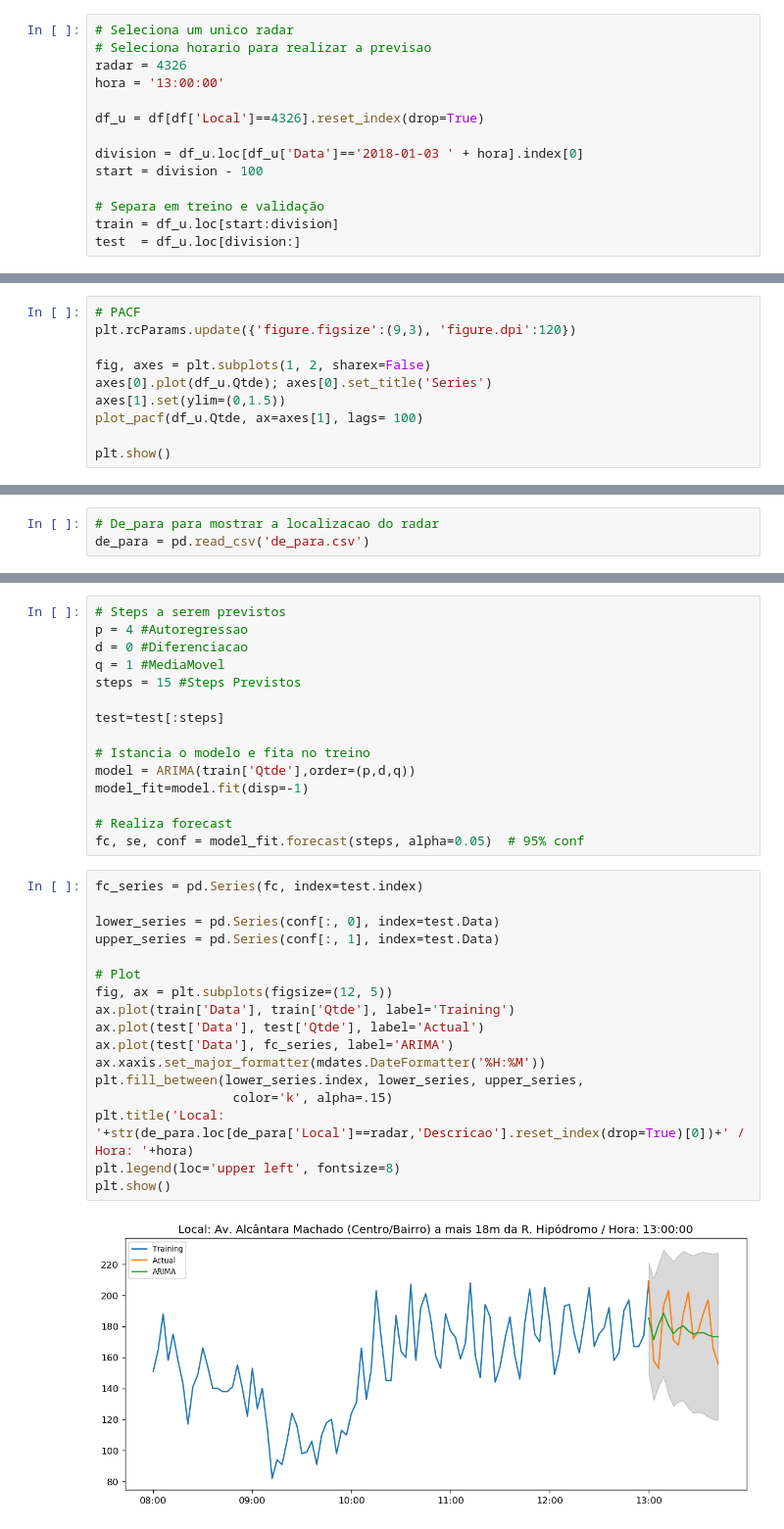
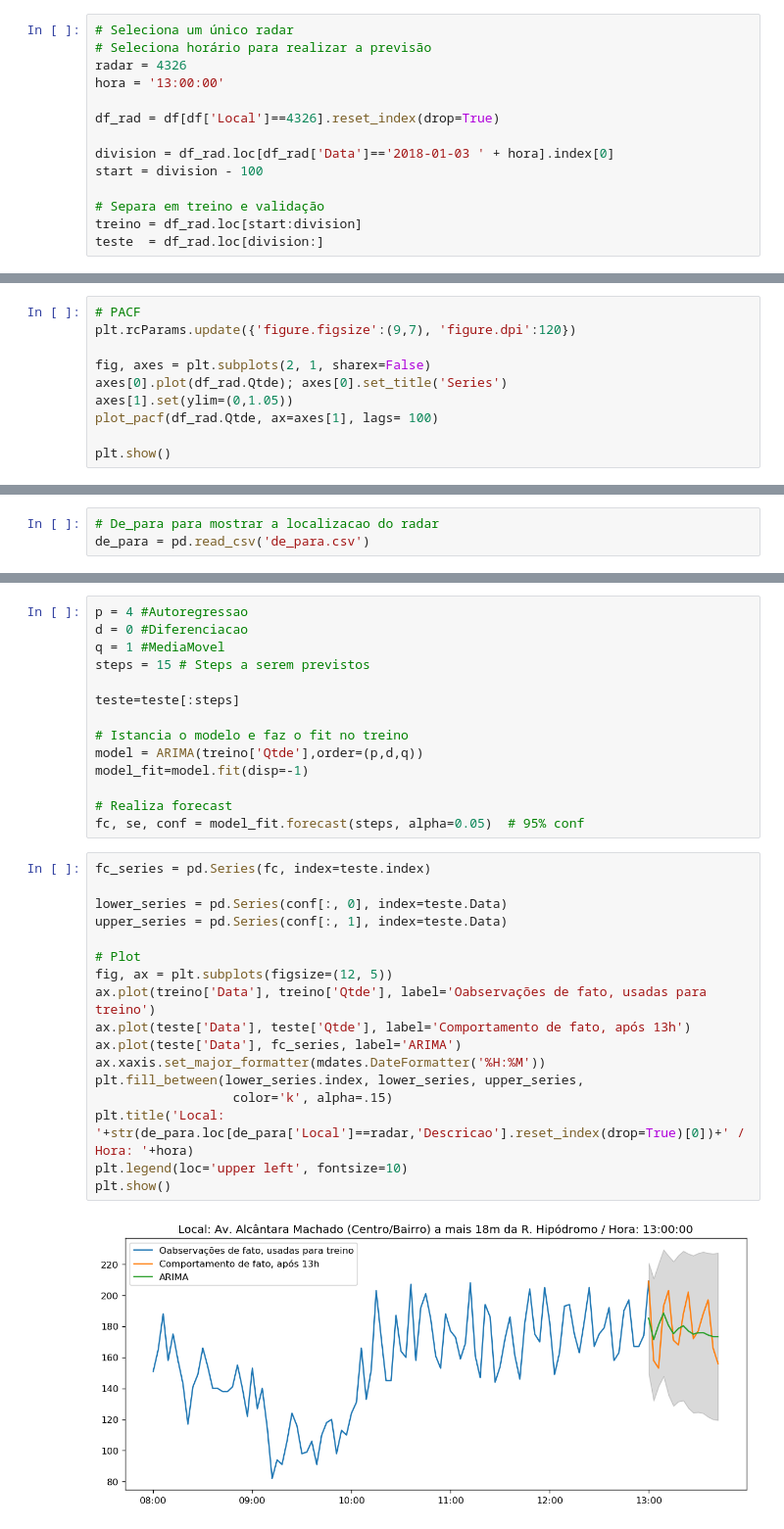
Before and after one commit to guilistocco/Laboratorio_ARIMA, a Jupyter notebook: Laboratorio_ARIMA_gabarito.ipynb, the cells around one changed output, grey strips where cells are left out. Shown at 98% size. Drawn from its saved outputs; the diff is of its cells as text.

```diff
--- a/Laboratorio_ARIMA_gabarito.ipynb
+++ b/Laboratorio_ARIMA_gabarito.ipynb
@@ -177,15 +185,15 @@ Apesar de parecerem muitos os outliers, que são velocidades negativas ou acima
 # %%
-# Seleciona um unico radar
-# Seleciona horario para realizar a previsao
+# Seleciona um único radar
+# Seleciona horário para realizar a previsão
 radar = 4326
 hora = '13:00:00'
 
-df_u = df[df['Local']==4326].reset_index(drop=True)
+df_rad = df[df['Local']==4326].reset_index(drop=True)
 
-division = df_u.loc[df_u['Data']=='2018-01-03 ' + hora].index[0]
+division = df_rad.loc[df_rad['Data']=='2018-01-03 ' + hora].index[0]
 start = division - 100
 
 # Separa em treino e validação
-train = df_u.loc[start:division]
-test  = df_u.loc[division:]
+treino = df_rad.loc[start:division]
+teste  = df_rad.loc[division:]
 # %% [markdown]
@@ -230,11 +246,11 @@ Os plots mostram que na primeira diferenciação, a série já se torna super di
 # %%
 # PACF
-plt.rcParams.update({'figure.figsize':(9,3), 'figure.dpi':120})
+plt.rcParams.update({'figure.figsize':(9,7), 'figure.dpi':120})
 
-fig, axes = plt.subplots(1, 2, sharex=False)
-axes[0].plot(df_u.Qtde); axes[0].set_title('Series')
-axes[1].set(ylim=(0,1.5))
-plot_pacf(df_u.Qtde, ax=axes[1], lags= 100)
+fig, axes = plt.subplots(2, 1, sharex=False)
+axes[0].plot(df_rad.Qtde); axes[0].set_title('Series')
+axes[1].set(ylim=(0,1.05))
+plot_pacf(df_rad.Qtde, ax=axes[1], lags= 100)
 
 plt.show()
 # %% [output]
@@ -262,34 +293,33 @@ de_para = pd.read_csv('de_para.csv')
 # %%
-# Steps a serem previstos
 p = 4 #Autoregressao
 d = 0 #Diferenciacao
 q = 1 #MediaMovel
-steps = 15 #Steps Previstos
+steps = 15 # Steps a serem previstos
 
-test=test[:steps]
+teste=teste[:steps]
 
-# Istancia o modelo e fita no treino
-model = ARIMA(train['Qtde'],order=(p,d,q))
+# Istancia o modelo e faz o fit no treino
+model = ARIMA(treino['Qtde'],order=(p,d,q))
 model_fit=model.fit(disp=-1)
 
 # Realiza forecast
 fc, se, conf = model_fit.forecast(steps, alpha=0.05)  # 95% conf
 # %%
-fc_series = pd.Series(fc, index=test.index)
+fc_series = pd.Series(fc, index=teste.index)
 
-lower_series = pd.Series(conf[:, 0], index=test.Data)
-upper_series = pd.Series(conf[:, 1], index=test.Data)
+lower_series = pd.Series(conf[:, 0], index=teste.Data)
+upper_series = pd.Series(conf[:, 1], index=teste.Data)
 
 # Plot
 fig, ax = plt.subplots(figsize=(12, 5))
-ax.plot(train['Data'], train['Qtde'], label='Training')
-ax.plot(test['Data'], test['Qtde'], label='Actual')
-ax.plot(test['Data'], fc_series, label='ARIMA')
+ax.plot(treino['Data'], treino['Qtde'], label='Oabservações de fato, usadas para treino')
+ax.plot(teste['Data'], teste['Qtde'], label='Comportamento de fato, após 13h')
+ax.plot(teste['Data'], fc_series, label='ARIMA')
 ax.xaxis.set_major_formatter(mdates.DateFormatter('%H:%M'))
 plt.fill_between(lower_series.index, lower_series, upper_series,
                   color='k', alpha=.15)
 plt.title('Local: '+str(de_para.loc[de_para['Local']==radar,'Descricao'].reset_index(drop=True)[0])+' / Hora: '+hora)
-plt.legend(loc='upper left', fontsize=8)
+plt.legend(loc='upper left', fontsize=10)
 plt.show()
 # %% [output]
-[figure, old version]
+[figure, new version]
```
Also changed, not shown: parts of 19 cells of this notebook.
